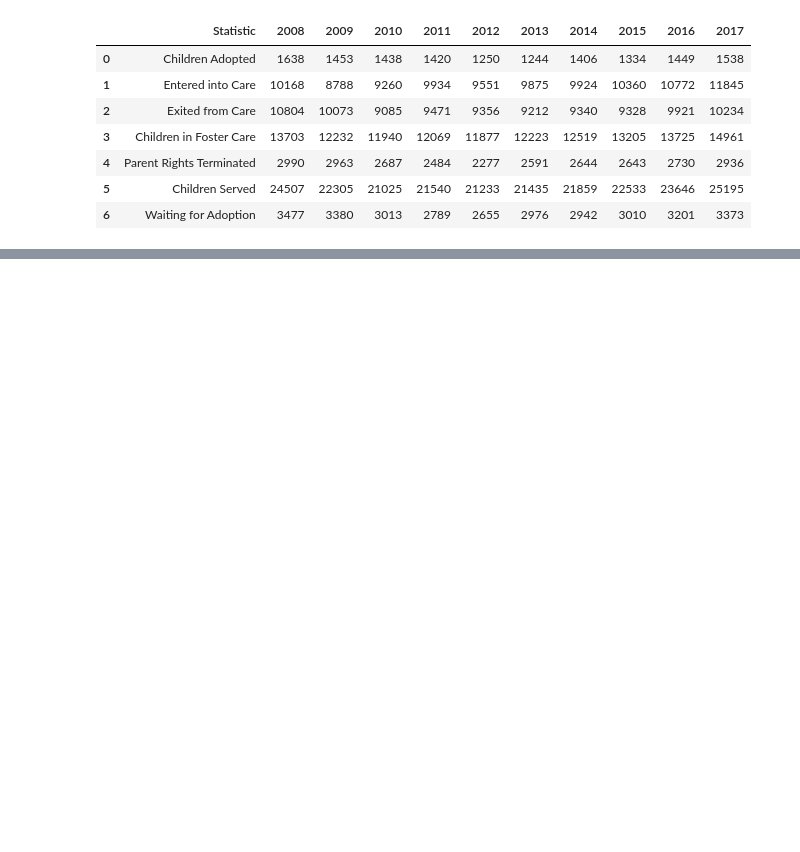
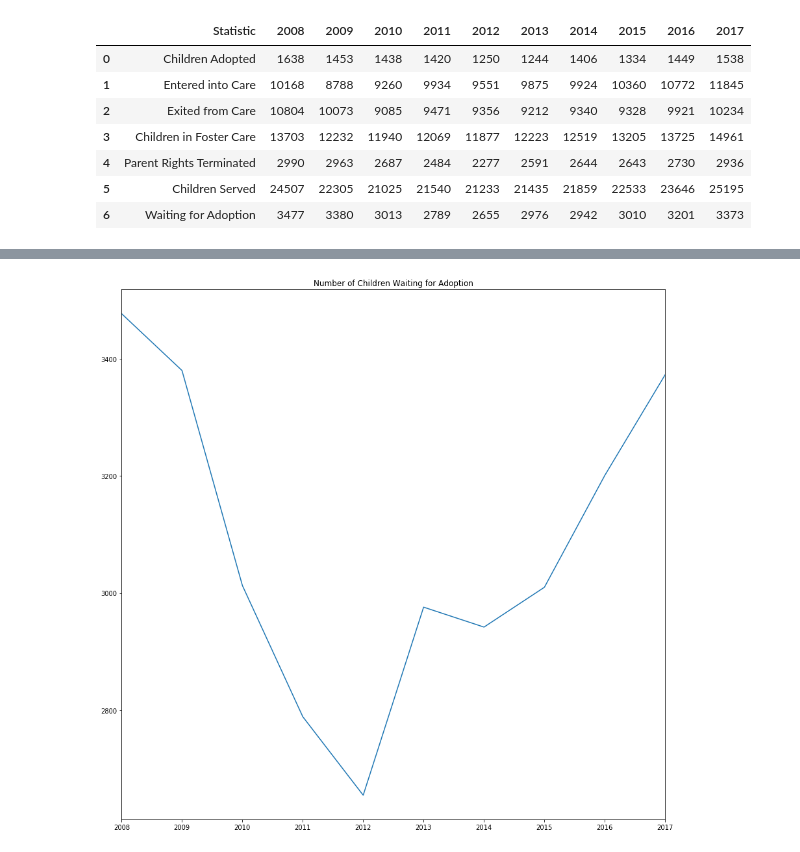
Before and after one commit to mervinator/project1group3, a Jupyter notebook: Foster/Graphing Foster Data.ipynb, the cells around one changed output, grey strips where cells are left out. Saved outputs shown, nothing was run; the diff lists cells and outputs as text; code cells hidden in the pictures; blank space fills up the shorter version.

```diff
--- a/Foster/Graphing Foster Data.ipynb
+++ b/Foster/Graphing Foster Data.ipynb
@@ -40,0 +41,6 @@ plt.savefig("Images/State_Trends.png")
+# %%
+wait.plot(kind='line',label='Waiting For Adoption',figsize=(15,15))
+plt.title("Number of Children Waiting for Adoption")
+plt.savefig("Images/waiting_foradoption.png")
+# %% [output]
+[figure, added]
```
Also changed, not shown: parts of 2 cells of this notebook, 9 other files.
